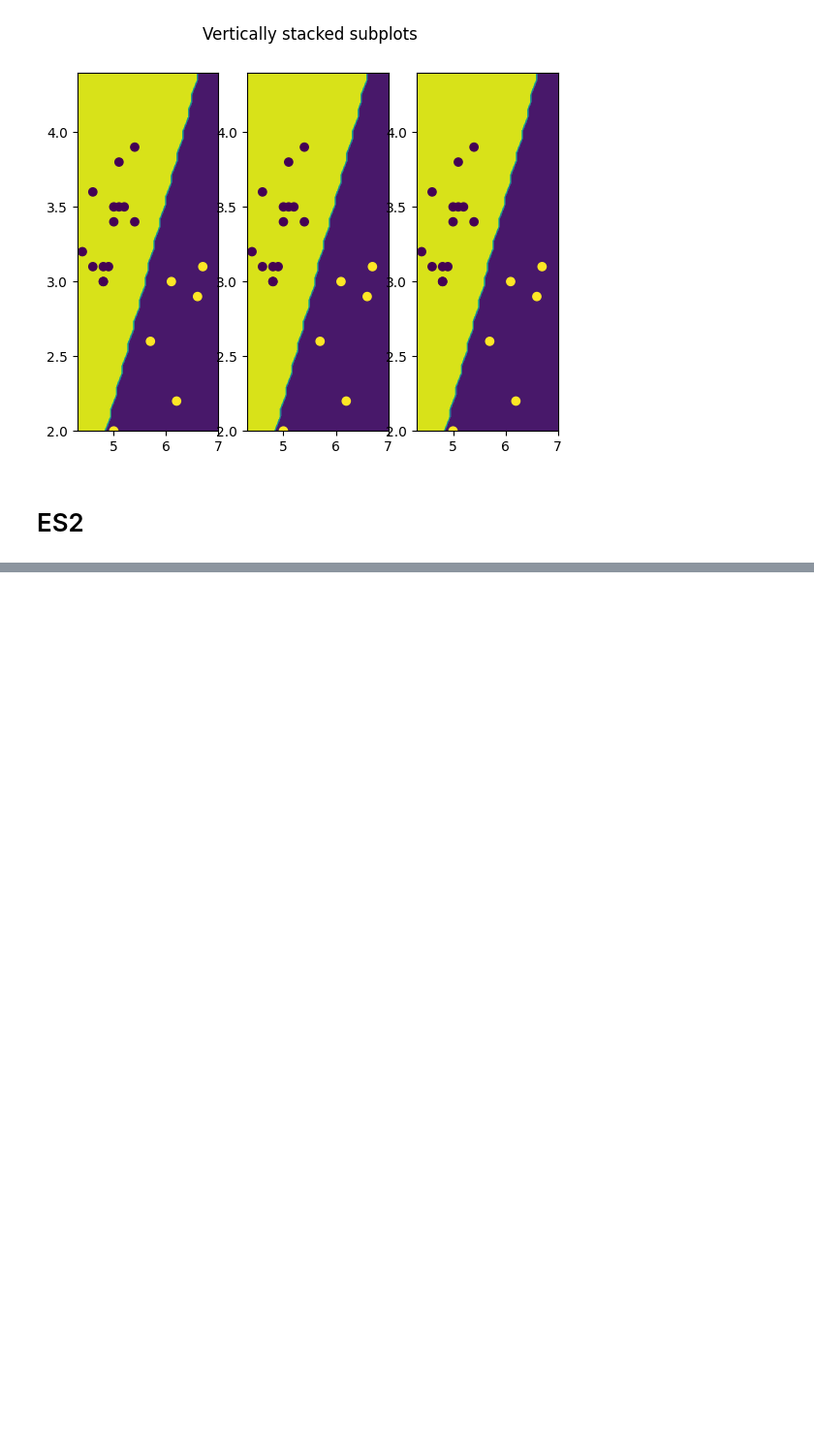
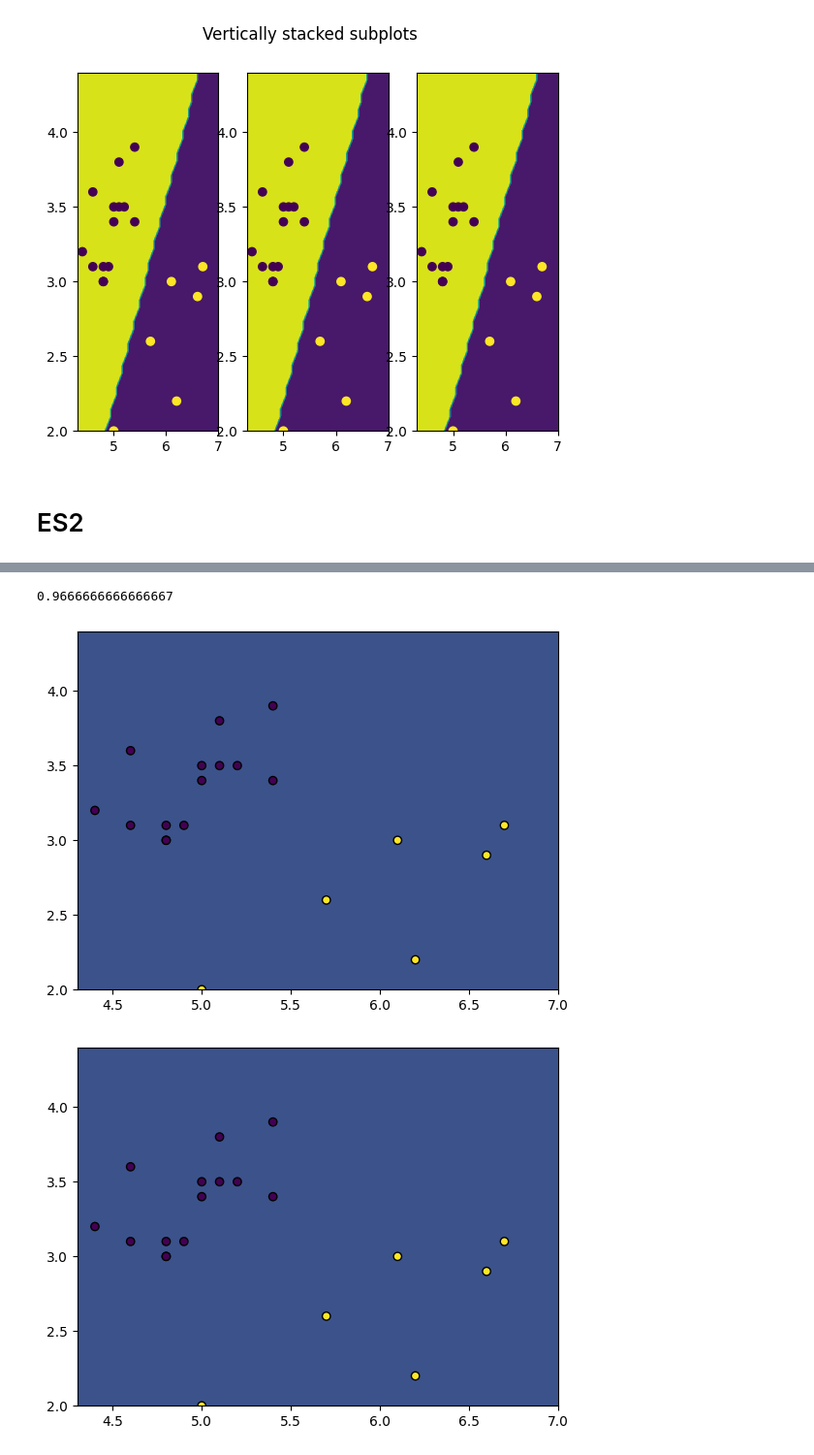
Before and after one commit to giulionenna/ML_DL_LABS, a Jupyter notebook: Lab4/ML_DL_Lab4.ipynb, the cells around one changed output, grey strips where cells are left out. Shown at 97% size. Cells and saved outputs as stored; diff of their text form; code cells hidden in the pictures; blank space fills up the shorter version.

```diff
--- a/Lab4/ML_DL_Lab4.ipynb
+++ b/Lab4/ML_DL_Lab4.ipynb
@@ -90,0 +121,31 @@ grid = np.meshgrid(X_grid_0, X_grid_1)
+# %%
+clf = LinearSVC(C=C[np.argmax(accuracy)])
+clf.fit(X_train, y_train)
+clf.score(X_test, y_test)
+# %% [output]
+0.9666666666666667
+# %%
+
+
+from sklearn.svm import SVC
+from sklearn.inspection import DecisionBoundaryDisplay
+res = 500
+X_grid_0 = np.linspace(start=np.min(X[:,0]), stop=np.max(X[:,0]), num=res)
+X_grid_1 = np.linspace(start=np.min(X[:,1]), stop=np.max(X[:,1]), num=res)
+
+feature_0, feature_1 = np.meshgrid(X_grid_0, X_grid_1)
+grid = np.vstack([feature_0.ravel(), feature_1.ravel()]).T
+
+C = np.power(10*np.ones(7), np.arange(-3,4))
+accuracy = np.zeros(7)
+for k in np.arange(0,7):
+    clf = SVC(C=C[k], kernel='rbf' )
+    clf.fit(X_train, y_train)
+    y_pred = np.reshape(clf.predict(grid), feature_0.shape)
+    accuracy[k]=clf.score(X_val, y_val)
+    display = DecisionBoundaryDisplay(xx0=feature_0, xx1=feature_1, response=y_pred)
+    display.plot()
+    display.ax_.scatter( X_val[:,0], X_val[:,1], c=y_val, edgecolor="black")
+# %% [output]
+[figure, added]
+[figure, added]
```
Also changed, not shown: parts of 4 cells of this notebook.
